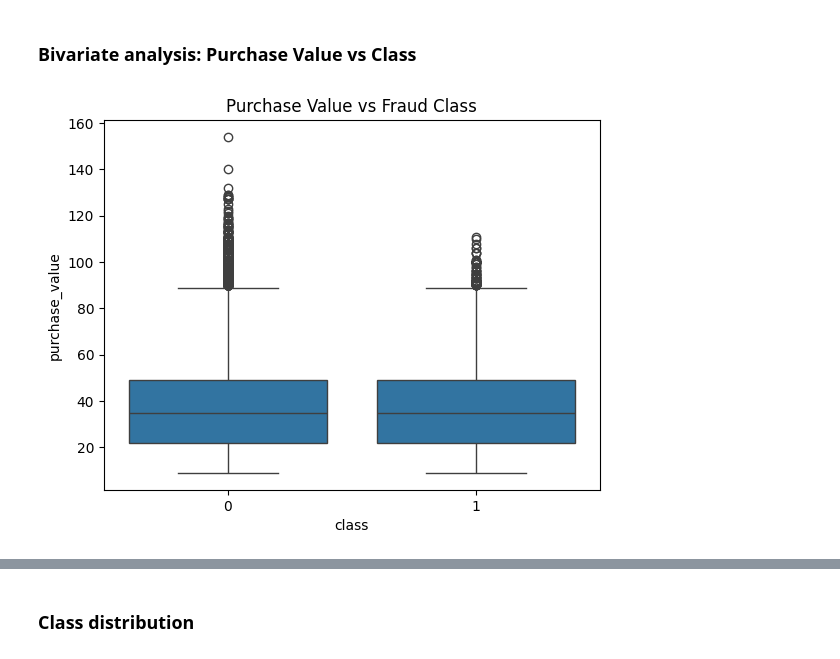
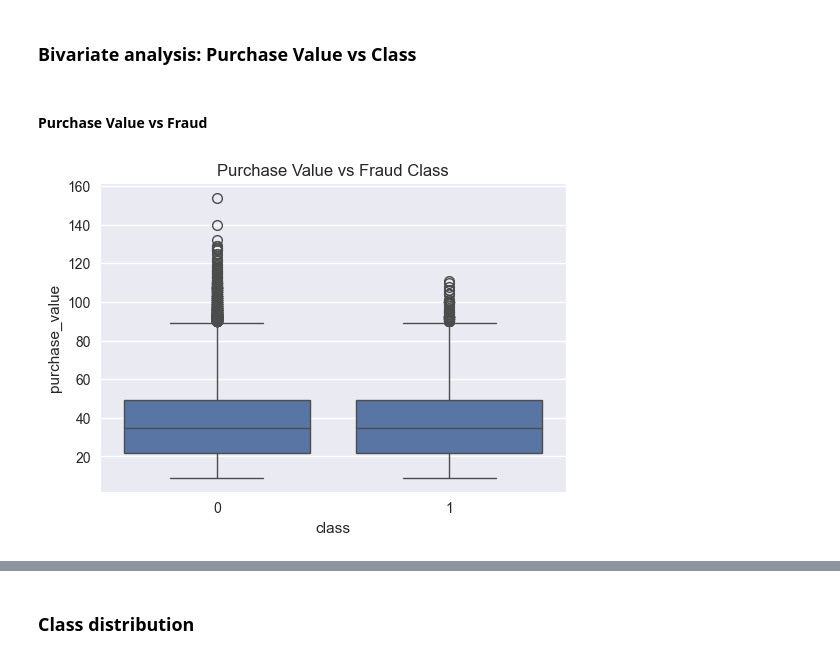
Before and after one commit to Frita123/Improved_detection_of_fraud_cases, a Jupyter notebook: notebooks/eda-fraud-data.ipynb, the cells around one changed output, grey strips where cells are left out. Drawn from its saved outputs; the diff is of its cells as text; code cells hidden in the pictures.

```diff
--- a/notebooks/eda-fraud-data.ipynb
+++ b/notebooks/eda-fraud-data.ipynb
@@ -5,6 +5,8 @@ import pandas as pd
 import numpy as np
 import matplotlib.pyplot as plt
 import seaborn as sns
+
+plt.style.use("seaborn-v0_8")
 # %% [markdown]
 ### load data
 # %%
@@ -77,8 +79,11 @@ for col in numerical_features:
 # %% [markdown]
 ### Bivariate analysis: Purchase Value vs Class
+# %% [markdown]
+#### Purchase Value vs Fraud
 # %%
+plt.figure(figsize=(6,4))
 sns.boxplot(x='class', y='purchase_value', data=fraud_df)
 plt.title('Purchase Value vs Fraud Class')
 plt.show()
 # %% [output]
-[figure, old version]
+[figure, new version]
```
Also changed, not shown: parts of 26 cells of this notebook, 4 other files.
